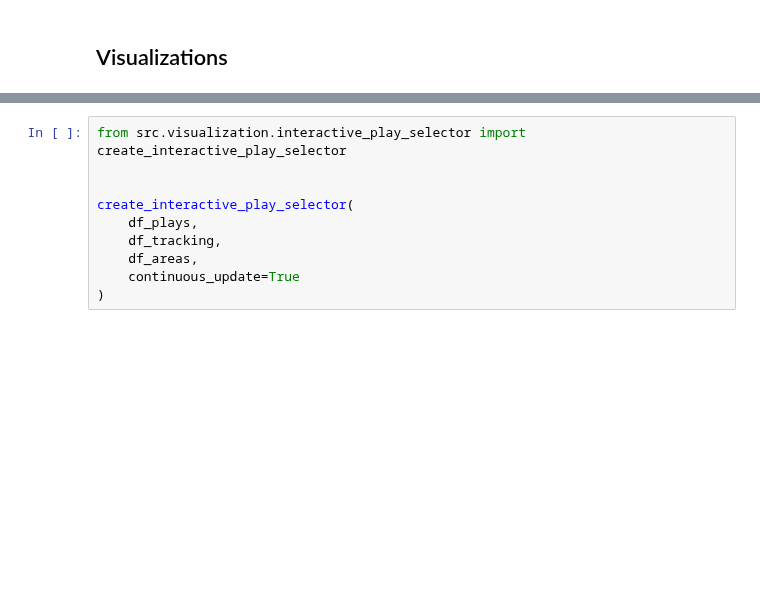
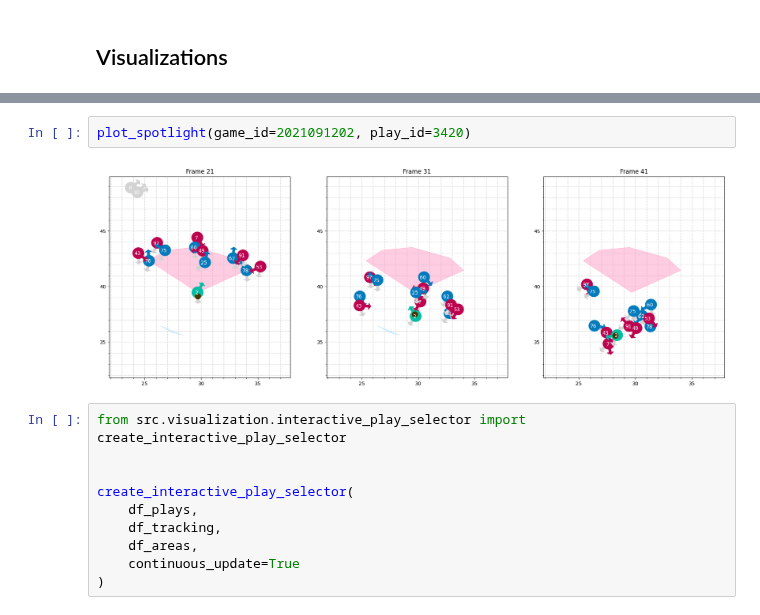
Before and after one commit to vingkan/nflbigdatabowl2023, a Jupyter notebook: notebooks/vinesh/spotlight_search.ipynb, the cells around one changed output, grey strips where cells are left out. Saved outputs shown, nothing was run; the diff lists cells and outputs as text; blank space fills up the shorter version.

```diff
--- a/notebooks/vinesh/spotlight_search.ipynb
+++ b/notebooks/vinesh/spotlight_search.ipynb
@@ -242,3 +256,7 @@ df_results[cols].head()
+# %%
+plot_spotlight(game_id=2021091202, play_id=3420)
+# %% [output]
+[figure, added]
 # %%
 from src.visualization.interactive_play_selector import create_interactive_play_selector
 
```
Also changed, not shown: parts of 6 cells of this notebook, 1 other file.
